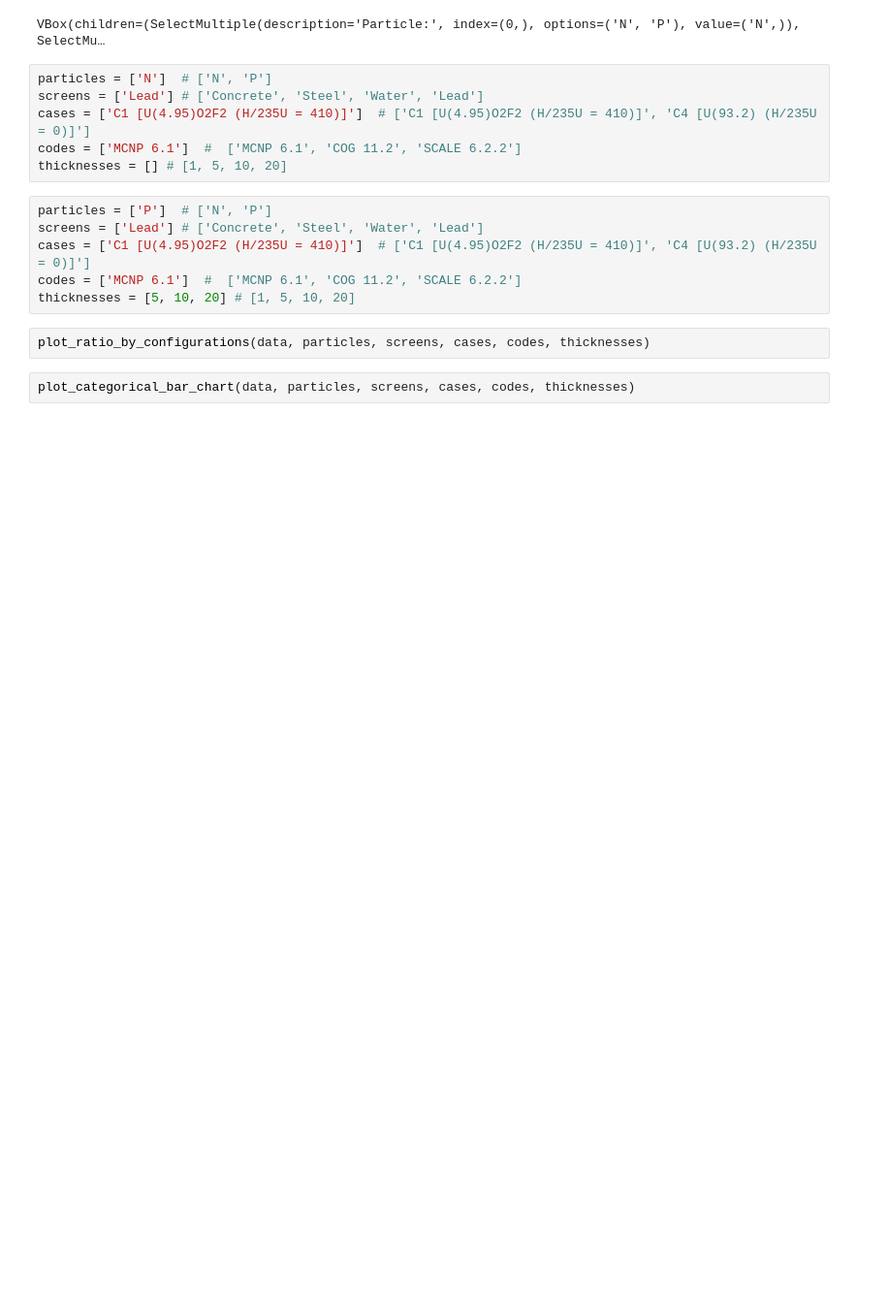
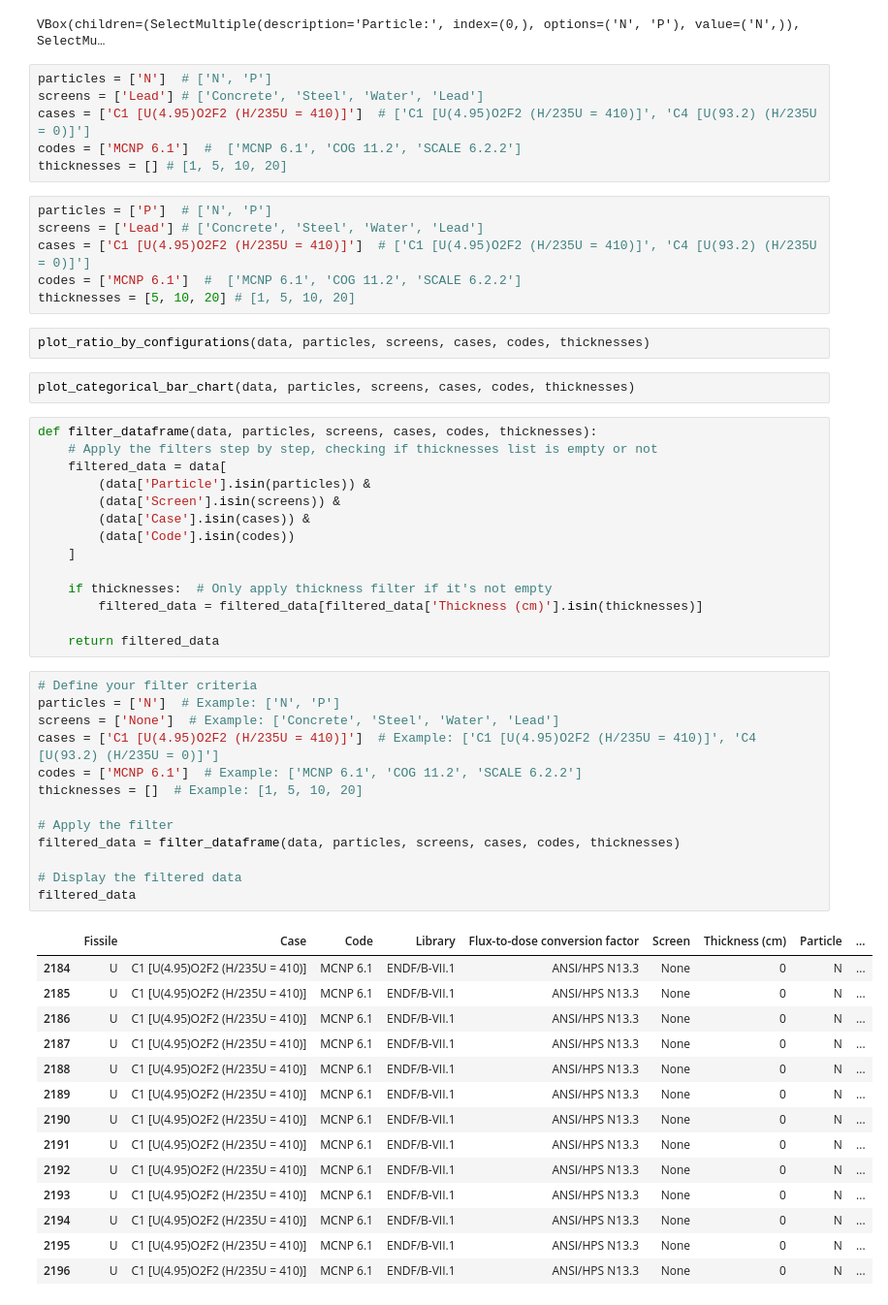
Before and after one commit to Astangul/SlideRule, a Jupyter notebook: Notebooks/DB_analysis.ipynb, the cells around one changed output. Shown at 97% size. Drawn from its saved outputs; the diff is of its cells as text; blank space fills up the shorter version.

```diff
--- a/Notebooks/DB_analysis.ipynb
+++ b/Notebooks/DB_analysis.ipynb
@@ -28,3 +28,45 @@ thicknesses = [5, 10, 20] # [1, 5, 10, 20]
 plot_ratio_by_configurations(data, particles, screens, cases, codes, thicknesses)
 # %%
 plot_categorical_bar_chart(data, particles, screens, cases, codes, thicknesses)
+# %%
+def filter_dataframe(data, particles, screens, cases, codes, thicknesses):
+    # Apply the filters step by step, checking if thicknesses list is empty or not
+    filtered_data = data[
+        (data['Particle'].isin(particles)) &
+        (data['Screen'].isin(screens)) &
+        (data['Case'].isin(cases)) &
+        (data['Code'].isin(codes))
+    ]
+
+    if thicknesses:  # Only apply thickness filter if it's not empty
+        filtered_data = filtered_data[filtered_data['Thickness (cm)'].isin(thicknesses)]
+
+    return filtered_data
+# %%
+# Define your filter criteria
+particles = ['N']  # Example: ['N', 'P']
+screens = ['None']  # Example: ['Concrete', 'Steel', 'Water', 'Lead']
+cases = ['C1 [U(4.95)O2F2 (H/235U = 410)]']  # Example: ['C1 [U(4.95)O2F2 (H/235U = 410)]', 'C4 [U(93.2) (H/235U = 0)]']
+codes = ['MCNP 6.1']  # Example: ['MCNP 6.1', 'COG 11.2', 'SCALE 6.2.2']
+thicknesses = []  # Example: [1, 5, 10, 20]
+
+# Apply the filter
+filtered_data = filter_dataframe(data, particles, screens, cases, codes, thicknesses)
+
+# Display the filtered data
+filtered_data
+# %% [output]
+|  | Fissile | Case | Code | Library | Flux-to-dose conversion factor | Screen | Thickness (cm) | Particle | ... |
+| 2184 | U | C1 [U(4.95)O2F2 (H/235U = 410)] | MCNP 6.1 | ENDF/B-VII.1 | ANSI/HPS N13.3 | None | 0 | N | ... |
+| 2185 | U | C1 [U(4.95)O2F2 (H/235U = 410)] | MCNP 6.1 | ENDF/B-VII.1 | ANSI/HPS N13.3 | None | 0 | N | ... |
+| 2186 | U | C1 [U(4.95)O2F2 (H/235U = 410)] | MCNP 6.1 | ENDF/B-VII.1 | ANSI/HPS N13.3 | None | 0 | N | ... |
+| 2187 | U | C1 [U(4.95)O2F2 (H/235U = 410)] | MCNP 6.1 | ENDF/B-VII.1 | ANSI/HPS N13.3 | None | 0 | N | ... |
+| 2188 | U | C1 [U(4.95)O2F2 (H/235U = 410)] | MCNP 6.1 | ENDF/B-VII.1 | ANSI/HPS N13.3 | None | 0 | N | ... |
+| 2189 | U | C1 [U(4.95)O2F2 (H/235U = 410)] | MCNP 6.1 | ENDF/B-VII.1 | ANSI/HPS N13.3 | None | 0 | N | ... |
+| 2190 | U | C1 [U(4.95)O2F2 (H/235U = 410)] | MCNP 6.1 | ENDF/B-VII.1 | ANSI/HPS N13.3 | None | 0 | N | ... |
+| 2191 | U | C1 [U(4.95)O2F2 (H/235U = 410)] | MCNP 6.1 | ENDF/B-VII.1 | ANSI/HPS N13.3 | None | 0 | N | ... |
+| 2192 | U | C1 [U(4.95)O2F2 (H/235U = 410)] | MCNP 6.1 | ENDF/B-VII.1 | ANSI/HPS N13.3 | None | 0 | N | ... |
+| 2193 | U | C1 [U(4.95)O2F2 (H/235U = 410)] | MCNP 6.1 | ENDF/B-VII.1 | ANSI/HPS N13.3 | None | 0 | N | ... |
+| 2194 | U | C1 [U(4.95)O2F2 (H/235U = 410)] | MCNP 6.1 | ENDF/B-VII.1 | ANSI/HPS N13.3 | None | 0 | N | ... |
+| 2195 | U | C1 [U(4.95)O2F2 (H/235U = 410)] | MCNP 6.1 | ENDF/B-VII.1 | ANSI/HPS N13.3 | None | 0 | N | ... |
+| 2196 | U | C1 [U(4.95)O2F2 (H/235U = 410)] | MCNP 6.1 | ENDF/B-VII.1 | ANSI/HPS N13.3 | None | 0 | N | ... |
```
Also changed, not shown: parts of 6 cells of this notebook, 23 other files.
